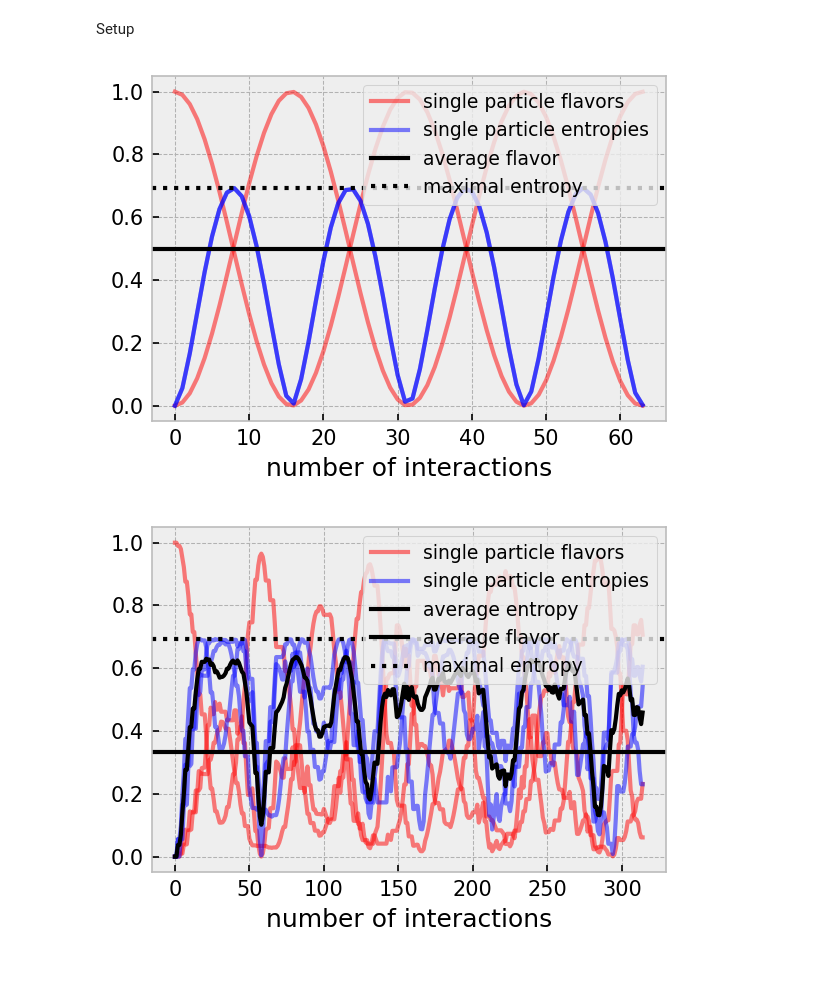
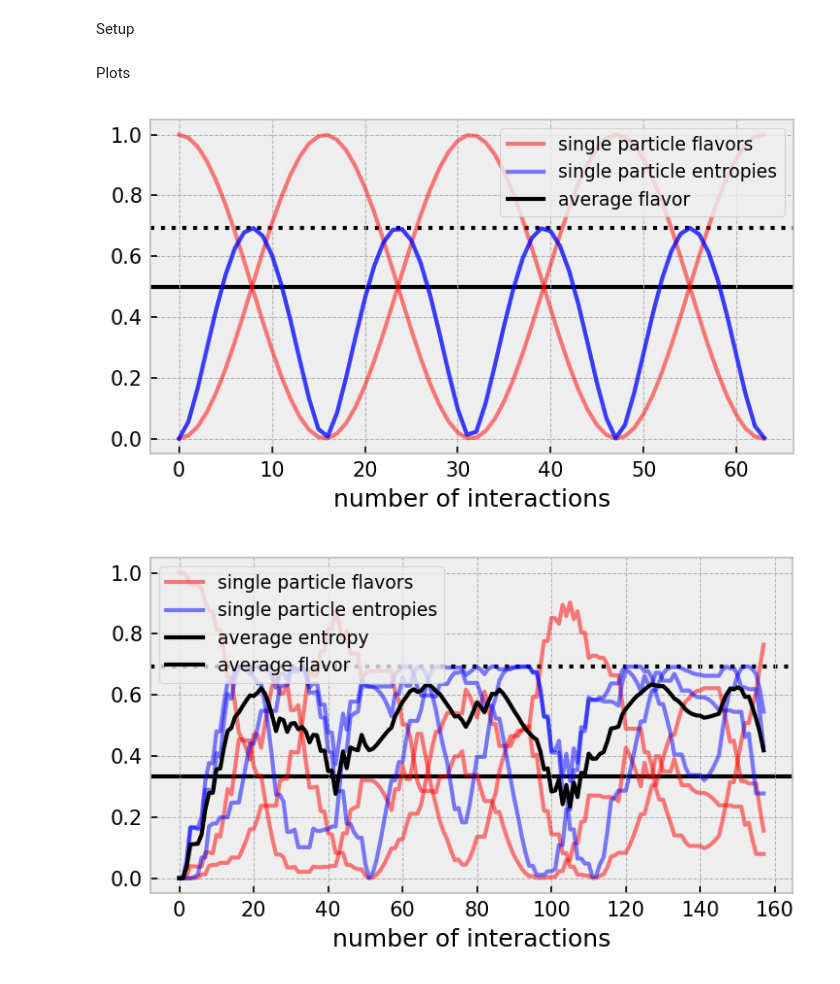
Before and after one commit to schrodingers-turtle/cooking-simulation, a Jupyter notebook: notebooks/cooking_simulation_1.ipynb, the cells around one changed output. Saved outputs shown, nothing was run; the diff lists cells and outputs as text; code cells hidden in the pictures.

```diff
--- a/notebooks/cooking_simulation_1.ipynb
+++ b/notebooks/cooking_simulation_1.ipynb
@@ -53,18 +53,18 @@ def flavor_eigenstate(flavors):
     return psi
 
 
-
-def random_scatter(psi, n, *args, **kwargs):
+def random_scatter(psi0, n, *args, **kwargs):
     """Scatter random pairs of particles `n` times and return the states along the way."""
-    N = psi.ndim
+    N = psi0.ndim
     particle1 = np.random.randint(0, N, n)                      # Any random particle.
     particle2 = (particle1 + np.random.randint(1, N, n)) % N    # A random particle that's different from particle 1.
 
-    psis = [psi]
+    psi = psi0
+    yield psi
+
     for i, j in zip(particle1, particle2):
-        psis.append(scatter_pair(psis[-1], i, j, *args, **kwargs))
-
-    return psis
+        psi = scatter_pair(psi, i, j, *args, **kwargs)
+        yield psi
 
 
 def density_matrix(psi, n):
@@ -142,24 +162,26 @@ def plot(data, show_avg_entropy=True):
   ax.set_xlabel("number of interactions")
   ax.legend(fontsize=9)
   fig.tight_layout()
+# %% [markdown]
+Plots
 # %%
 psi0 = [1, 0]
 omega0_t = 0.1
 n_scatters = round(2 * pi/omega0_t)
 data = analyze(psi0, n_scatters=n_scatters, omega0_t=omega0_t)
 
-plot(data, show_avg_entropy=False)
+plot(*data)
 # %% [output]
-[figure, old version]
+[figure, new version]
 # %%
 psi0 = [1, 0, 0]
 omega0_t = 0.1
-n_scatters = round(10 * pi/omega0_t)
+n_scatters = round(5 * pi/omega0_t)
 data = analyze(psi0, n_scatters=n_scatters, omega0_t=omega0_t)
 
-plot(data)
+plot(*data, style=1)
 # %% [output]
-[figure, old version]
+[figure, new version]
 # %%
 psi0 = [1, 1, 0, 0]
 omega0_t = 0.1
```
Also changed, not shown: parts of 8 cells of this notebook, 3 other files.
